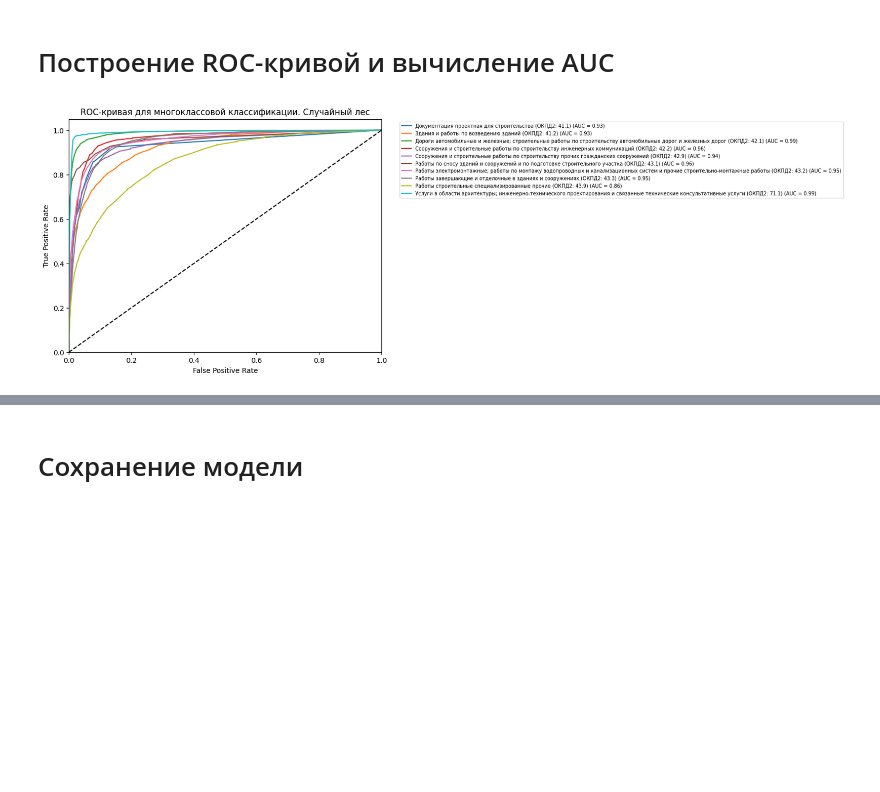
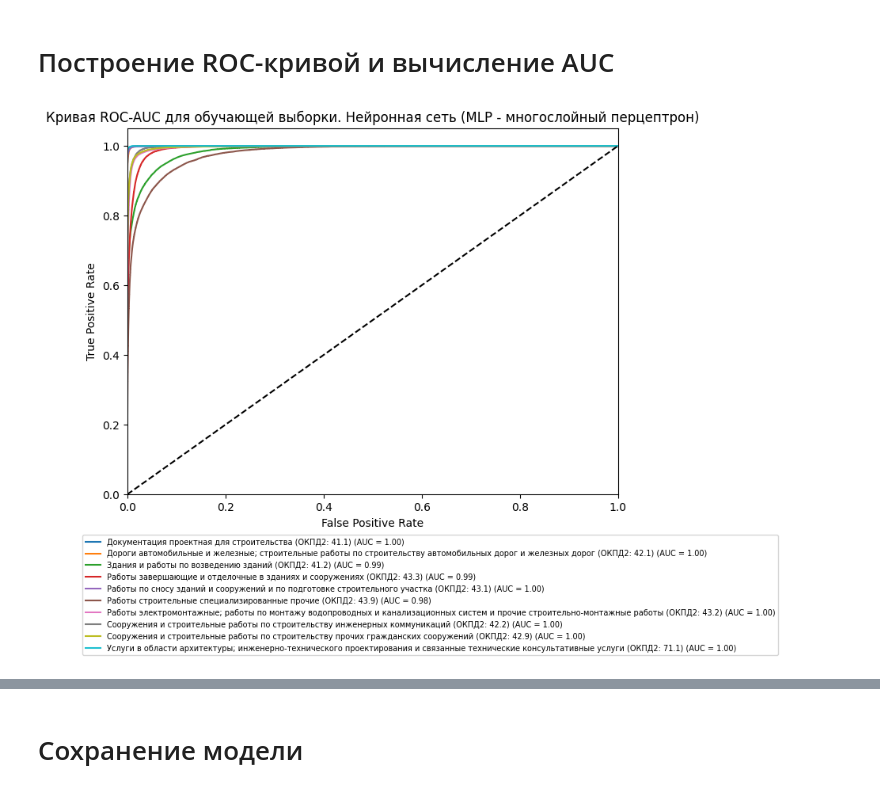
Before and after one commit to snmenshikh/vkr-baumana, a Jupyter notebook: gc_classification_msn.ipynb, the cells around one changed output, grey strips where cells are left out. Saved outputs shown, nothing was run; the diff lists cells and outputs as text; code cells hidden in the pictures; blank space fills up the shorter version.

```diff
--- a/gc_classification_msn.ipynb
+++ b/gc_classification_msn.ipynb
@@ -289,26 +277,26 @@ print(f"Точность (Accuracy) на тестовой выборке рав
 # %% [markdown]
 # Построение ROC-кривой и вычисление AUC
-# %%
-y_test_bin = label_binarize(y_test, classes=range(len(mlb_Labels.classes_)))
-y_pred_prob = pipeline.predict_proba(X_test)
-
-# Отсортируем пары ОКПД2-Наименование рубрики по возрастанию кода
-OKPD2_labels_pairs = sorted([(Labels_to_OKPD2[mlb_Labels.classes_[i]], mlb_Labels.classes_[i]) for i in range(len(mlb_Labels.classes_))])
-
-plt.figure(figsize=(8, 6))
-for code, label in OKPD2_labels_pairs:
-  i = list(mlb_Labels.classes_).index(label)
-  fpr, tpr, _ = roc_curve(y_test_bin[:, i], y_pred_prob[i][:, 1])
-  roc_auc = auc(fpr, tpr)
-  plt.plot(fpr, tpr, label=f'{label} (ОКПД2: {code}) (AUC = {roc_auc:.2f})')
-
-plt.plot([0, 1], [0, 1], 'k--')
-plt.xlim([0.0, 1.0])
-plt.ylim([0.0, 1.05])
-plt.xlabel('False Positive Rate')
-plt.ylabel('True Positive Rate')
-plt.title('ROC-кривая для многоклассовой классификации. Случайный лес')
-plt.legend(bbox_to_anchor=(1.05, 1), loc='upper left', prop={'size': 7})
-plt.show()
-# %% [output]
-[figure, removed]
+# %%
+# Определим функцию для вывода кривой ROC и показателя AUC
+def draw_roc_auc(y_true, y_pred, title):
+  fig, ax = plt.subplots(figsize=(8, 6))
+  for i in range(y_true.shape[1]):
+    fpr, tpr, _ = roc_curve(y_true[:, i], y_pred[:, i])
+    auc_score = roc_auc_score(y_true[:, i], y_pred[:, i])
+    label = f'{mlb_Labels.classes_[i]} (ОКПД2: {Labels_to_OKPD2[mlb_Labels.classes_[i]]}) (AUC = {auc_score:.2f})'
+    ax.plot(fpr, tpr, label=label)
+  ax.plot([0, 1], [0, 1], 'k--')
+  ax.set_xlim([0.0, 1.0])
+  ax.set_ylim([0.0, 1.05])
+  ax.set_xlabel('False Positive Rate')
+  ax.set_ylabel('True Positive Rate')
+  ax.set_title(title)
+  ax.legend(bbox_to_anchor=(-0.1, -0.1), loc='upper left', prop={'size': 7})
+  plt.show()
+# %%
+# Кривая ROC-AUC для обучающей выборки
+# train_probabilities = pipeline.predict_proba(X_train) # график для SVM и NB
+train_probabilities = np.array([x[:, 1] for x in pipeline.predict_proba(X_train)]).T # график для других моделей
+draw_roc_auc(y_train, train_probabilities, 'Кривая ROC-AUC для обучающей выборки. Нейронная сеть (MLP - многослойный перцептрон)')
+# %% [output]
+[figure, added]
```
Also changed, not shown: parts of 24 cells of this notebook.
